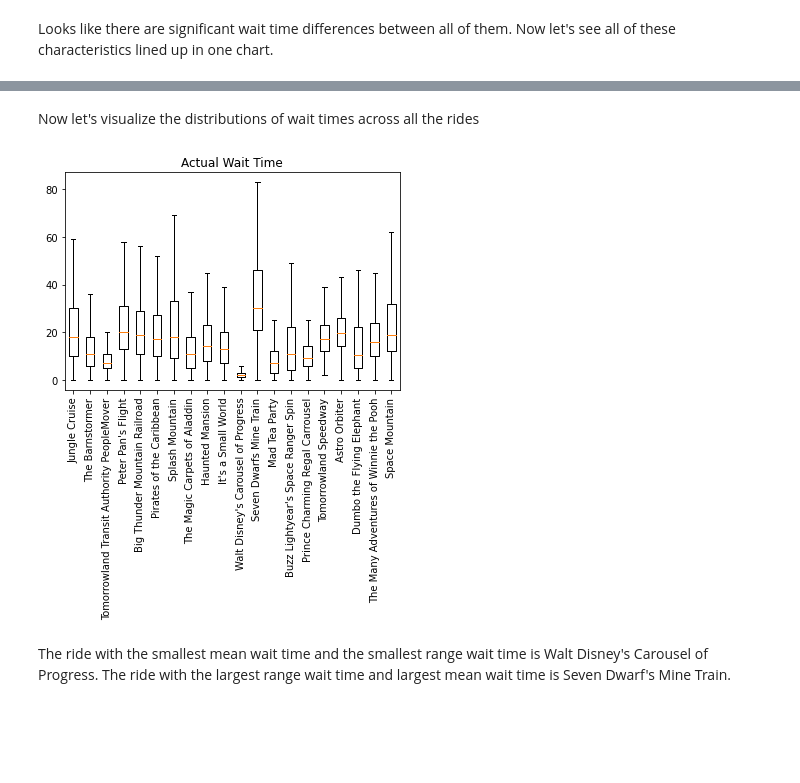
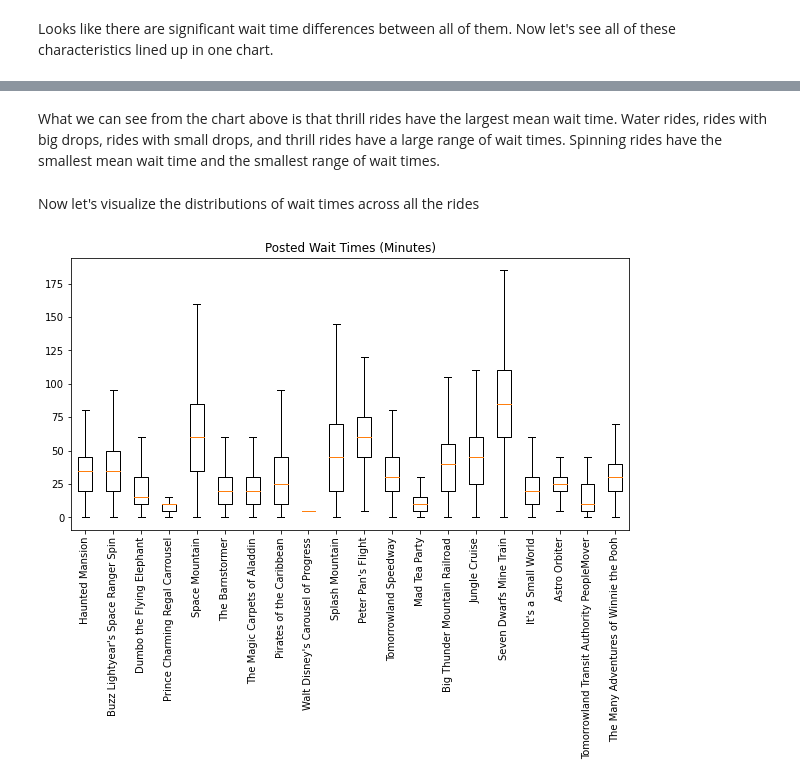
Before and after one commit to DisneyWorldWaitTimes/WaitTimeExplorationAndPrediction, a Jupyter notebook: notebooks/Exploratory Data Analysis.ipynb, the cells around one changed output, grey strips where cells are left out. Saved outputs shown, nothing was run; the diff lists cells and outputs as text; code cells hidden in the pictures; blank space fills up the shorter version.

```diff
--- a/notebooks/Exploratory Data Analysis.ipynb
+++ b/notebooks/Exploratory Data Analysis.ipynb
@@ -309,17 +307,20 @@ What we can see from the chart above is that thrill rides have the largest mean
+# %% [markdown]
+What we can see from the chart above is that thrill rides have the largest mean wait time. Water rides, rides with big drops, rides with small drops, and thrill rides have a large range of wait times. Spinning rides have the smallest mean wait time and the smallest range of wait times.
 # %% [markdown]
 Now let's visualize the distributions of wait times across all the rides
 # %%
 boxplot_data = []
 box_labels = []
 for ride in list(set(rideData2018_waits['Ride_name'])):
-    boxplot_data.append(list(rideData2018_waits[rideData2018_waits['Ride_name'] == ride]['SACTMIN'].dropna()))
+    boxplot_data.append(list(rideData2018_waits[rideData2018_waits['Ride_name'] == ride]['SPOSTMIN'].dropna()))
     box_labels.append(ride)
 # %%
+f = plt.figure()
+f.set_figwidth(10)
+f.set_figheight(5)
 plt.boxplot(boxplot_data, showfliers=False, labels = box_labels)
 plt.xticks(rotation = 90)
-plt.title('Actual Wait Time')
+plt.title('Posted Wait Times (Minutes)')
 plt.show()
 # %% [output]
-[figure, old version]
+[figure, new version]
-# %% [markdown]
-The ride with the smallest mean wait time and the smallest range wait time is Walt Disney's Carousel of Progress. The ride with the largest range wait time and largest mean wait time is Seven Dwarf's Mine Train.
```
Also changed, not shown: parts of 41 cells of this notebook.
